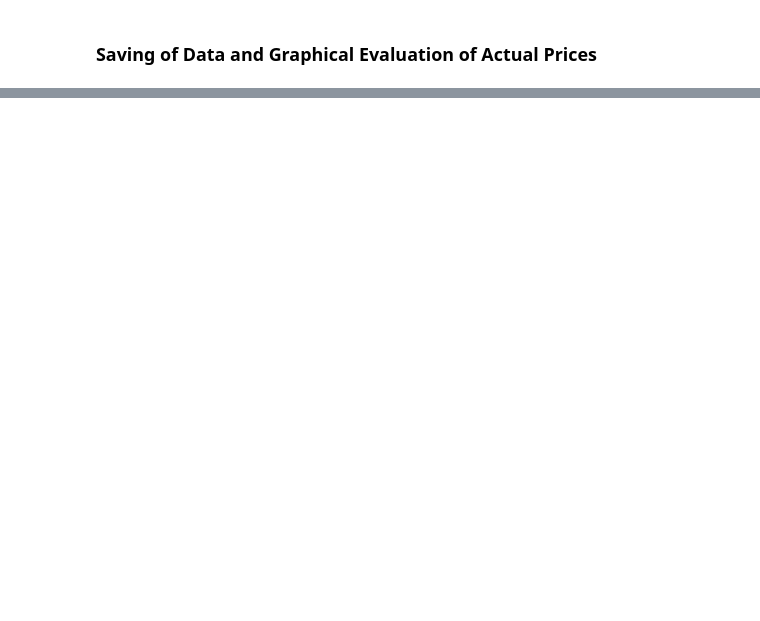
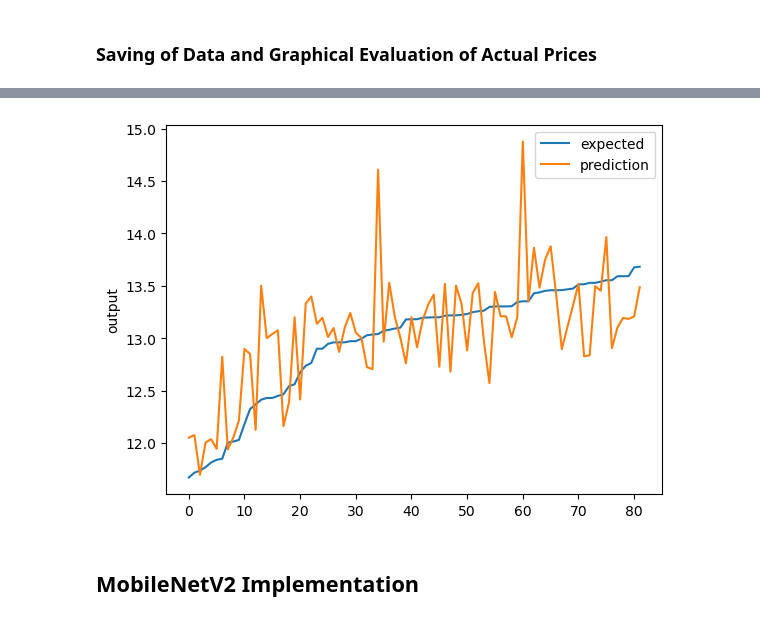
Before and after one commit to pfelker13/housing-price-predictor, a Jupyter notebook: model.ipynb, the cells around one changed output, grey strips where cells are left out. Cells and saved outputs as stored; diff of their text form; code cells hidden in the pictures; blank space fills up the shorter version.

```diff
--- a/model.ipynb
+++ b/model.ipynb
@@ -604,0 +745,6 @@ prediction sample: [[13.5229025]
+# %%
+monitor = EarlyStopping(monitor='val_loss', min_delta=1e-3, patience=5, verbose=2, mode='min', restore_best_weights=True)
+
+model_resnet50 = create_resnet50_model()
+model_resnet50.compile(loss='mean_squared_error', optimizer=Adam(learning_rate=0.0001))
+history = model_resnet50.fit([x_train, img_train], y_train, validation_data=([x_test, img_test], y_test), epochs=2000, callbacks=[checkpointer, monitor])
@@ -604,0 +769,27 @@ prediction sample: [[13.5229025]
+# %%
+model_resnet50.load_weights(os.path.join(full_path, 'best_weights.keras'))
+prediction = model_resnet50.predict([x_test, img_test])
+
+order = np.argsort(y_test)
+x_axis = np.arange(len(order))
+
+#calculate RMSE
+score = np.sqrt(mean_squared_error(y_test, prediction))
+print("Score (RMSE): {}".format(score))
+
+#save RMSE
+with open(os.path.join(full_path, 'regression-metrics.txt'), 'w') as file:
+    file.write(f"Root Mean Squared Error (Raw): {score}\n")
+
+#lift chart
+chart_regression(prediction.flatten(), y_test, sort=True)
+plt.plot(x_axis, y_test[order], label = "Actual price (logarithmic)")
+plt.plot(x_axis, prediction[order], label= "Predicted Price (logarithmic)")
+plt.title(f'Housing Price Predictions — Sorted by Price')
+plt.xlabel("Housing Samples")
+plt.ylabel("Housing Prices (logarithmic)")
+plt.legend()
+
+plt.savefig(os.path.join(full_path, 'lift-chart.png'))
+plt.close()
+# %% [output]
@@ -604,0 +798,3 @@ prediction sample: [[13.5229025]
+[figure, added]
+# %% [markdown]
+## MobileNetV2 Implementation
```
Also changed, not shown: parts of 19 cells of this notebook.
